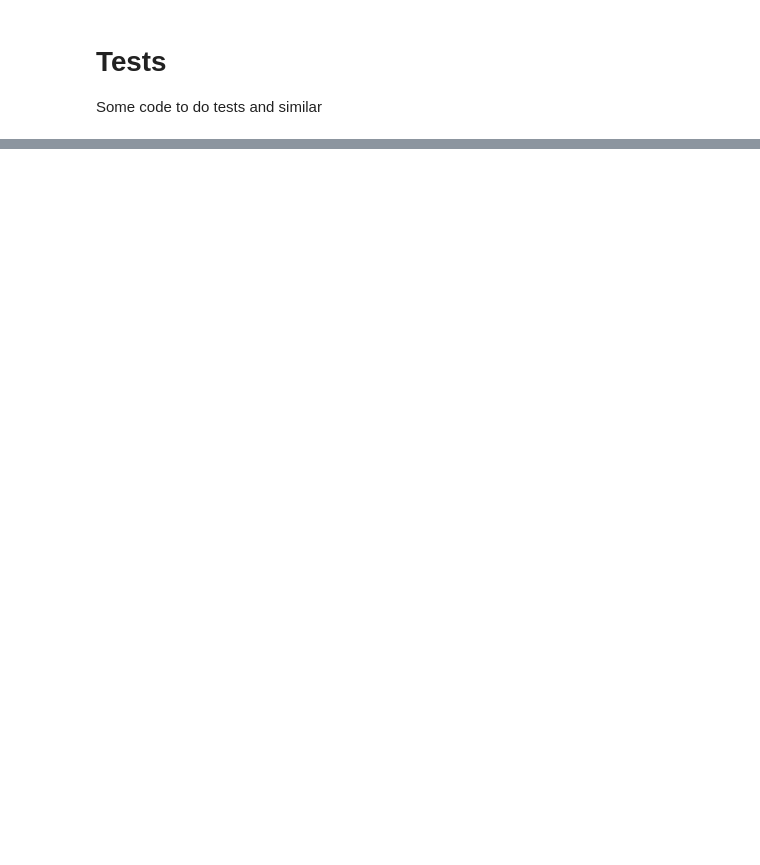
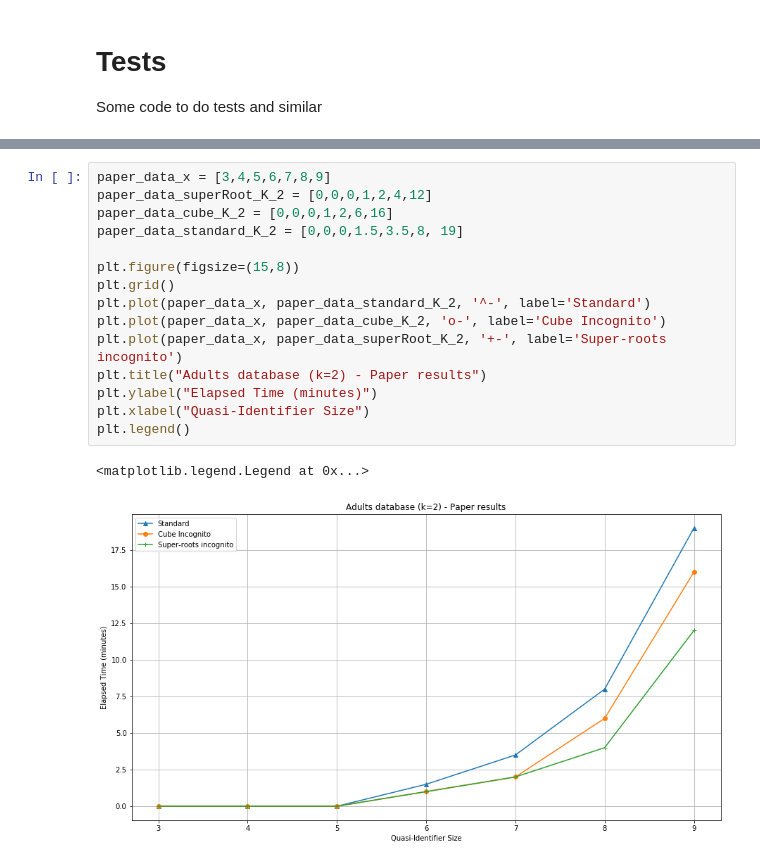
Before and after one commit to andreafasci/DPP_Project, a Jupyter notebook: DPP_Project.ipynb, the cells around one changed output, grey strips where cells are left out. Drawn from its saved outputs; the diff is of its cells as text; blank space fills up the shorter version.

```diff
--- a/DPP_Project.ipynb
+++ b/DPP_Project.ipynb
@@ -617,0 +984,18 @@ printGraph(graph)
+# %%
+paper_data_x = [3,4,5,6,7,8,9]
+paper_data_superRoot_K_2 = [0,0,0,1,2,4,12]
+paper_data_cube_K_2 = [0,0,0,1,2,6,16]
+paper_data_standard_K_2 = [0,0,0,1.5,3.5,8, 19]
+
+plt.figure(figsize=(15,8))
+plt.grid()
+plt.plot(paper_data_x, paper_data_standard_K_2, '^-', label='Standard')
+plt.plot(paper_data_x, paper_data_cube_K_2, 'o-', label='Cube Incognito')
+plt.plot(paper_data_x, paper_data_superRoot_K_2, '+-', label='Super-roots incognito')
+plt.title("Adults database (k=2) - Paper results")
+plt.ylabel("Elapsed Time (minutes)")
+plt.xlabel("Quasi-Identifier Size")
+plt.legend()
+# %% [output]
+<matplotlib.legend.Legend at 0x...>
+[figure, added]
```
Also changed, not shown: parts of 25 cells of this notebook, 1 other file.
